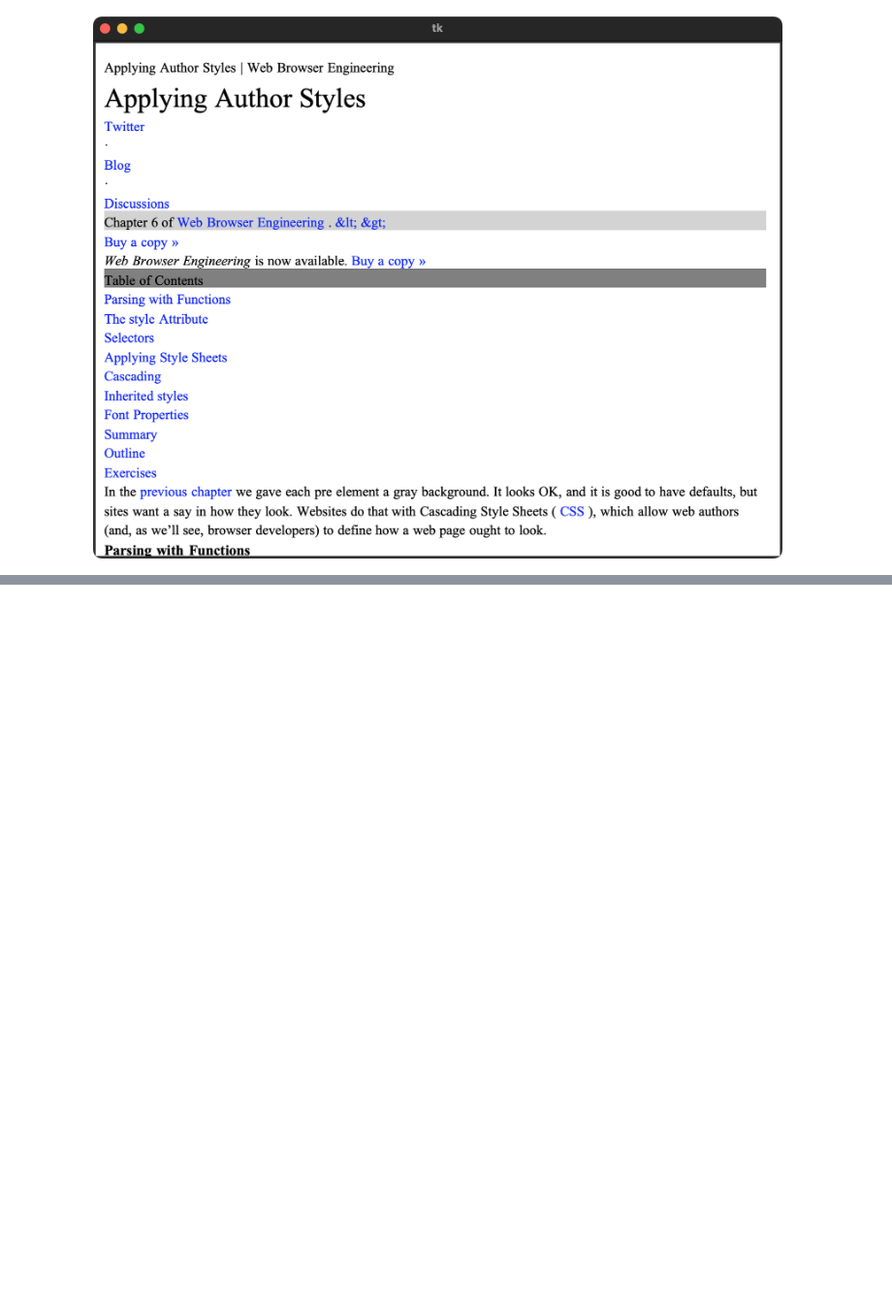
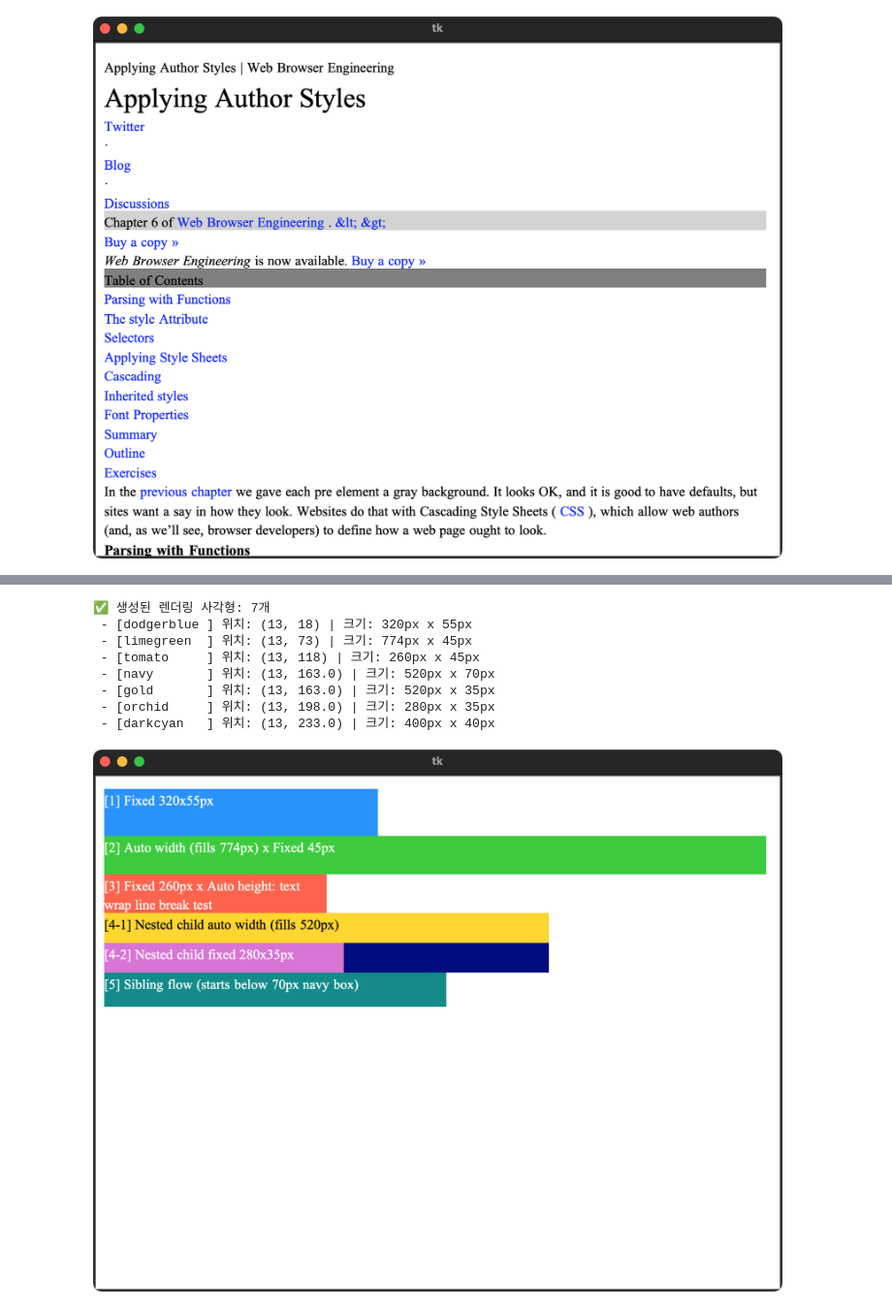
Before and after one commit to r4k0nb4k0n/browser-engineering-study, a Jupyter notebook: part-2-applying-author-styles-6-parsing-and-applying-css.ipynb, the cells around one changed output, grey strips where cells are left out. Shown at 97% size. Cells and saved outputs as stored; diff of their text form; code cells hidden in the pictures; blank space fills up the shorter version.

Commit message:
feat: 6.10 Exercises 6-2 BlockLayout width/height 속성 지원 구현

```diff
--- a/part-2-applying-author-styles-6-parsing-and-applying-css.ipynb
+++ b/part-2-applying-author-styles-6-parsing-and-applying-css.ipynb
@@ -762,0 +769,59 @@ display_tk_window(browser.window, settle_seconds=1.0)
+# %%
+import time
+from browser.browser import Browser
+from browser.layout import DrawRect, DrawText
+from browser.tk_capture import display_tk_window
+from browser.url import URL
+# 1. 6-2 테스트 HTML (공백 없는 style 속성)
+html_test = """
+<html>
+<body>
+  <div style="background-color:dodgerblue;width:320px;height:55px;color:white;">
+    [1] Fixed 320x55px
+  </div>
+  <div style="background-color:limegreen;width:auto;height:45px;color:white;">
+    [2] Auto width (fills 774px) x Fixed 45px
+  </div>
+  <div style="background-color:tomato;width:260px;height:auto;color:white;">
+    [3] Fixed 260px x Auto height: text wrap line break test
+  </div>
+  <div style="background-color:navy;width:520px;height:auto;color:white;">
+    <div style="background-color:gold;width:auto;height:35px;color:black;">
+      [4-1] Nested child auto width (fills 520px)
+    </div>
+    <div style="background-color:orchid;width:280px;height:35px;color:white;">
+      [4-2] Nested child fixed 280x35px
+    </div>
+  </div>
+  <div style="background-color:darkcyan;width:400px;height:40px;color:white;">
+    [5] Sibling flow (starts below 70px navy box)
+  </div>
+</body>
+</html>"""
+# 2. 브라우저 생성 및 HTML 로드
+browser = Browser()
+browser.load(URL("data:text/html," + html_test))
+# 3. 콘솔 검증 로그 출력
+rects = [cmd for cmd in browser.display_list if isinstance(cmd, DrawRect)]
+print(f"✅ 생성된 렌더링 사각형: {len(rects)}개")
+for r in rects:
+  w, h = int(r.right - r.left), int(r.bottom - r.top)
+  print(f" - [{r.color:<11}] 위치: ({r.left}, {r.top}) | 크기: {w}px x {h}px")
+# 4. 🌟 핵심: 25번 셀과 동일하게 창 준비 후 명시적 재드로잉 & OS 버퍼 동기화
+browser.draw()
+for _ in range(10):
+  browser.window.update_idletasks()
+  browser.window.update()
+  time.sleep(0.05)
+# 5. 주피터 노트북에 브라우저 화면 인라인 출력
+display_tk_window(browser.window, settle_seconds=1.0)
+# %% [output]
+✅ 생성된 렌더링 사각형: 7개
+ - [dodgerblue ] 위치: (13, 18) | 크기: 320px x 55px
+ - [limegreen  ] 위치: (13, 73) | 크기: 774px x 45px
+ - [tomato     ] 위치: (13, 118) | 크기: 260px x 45px
+ - [navy       ] 위치: (13, 163.0) | 크기: 520px x 70px
+ - [gold       ] 위치: (13, 163.0) | 크기: 520px x 35px
+ - [orchid     ] 위치: (13, 198.0) | 크기: 280px x 35px
+ - [darkcyan   ] 위치: (13, 233.0) | 크기: 400px x 40px
+[figure, added]
```
Also changed, not shown: parts of 1 cell of this notebook, 1 other file.
